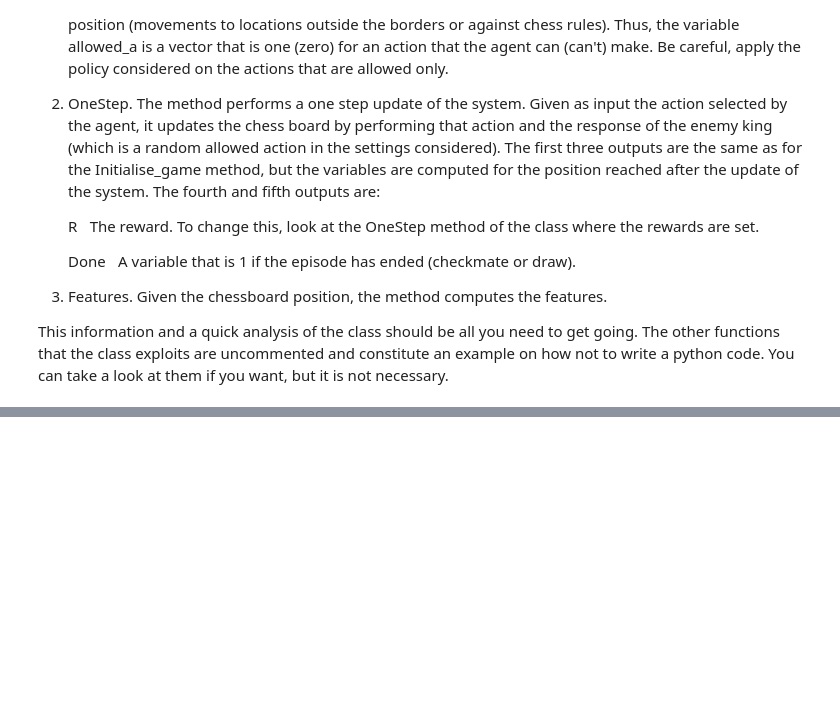
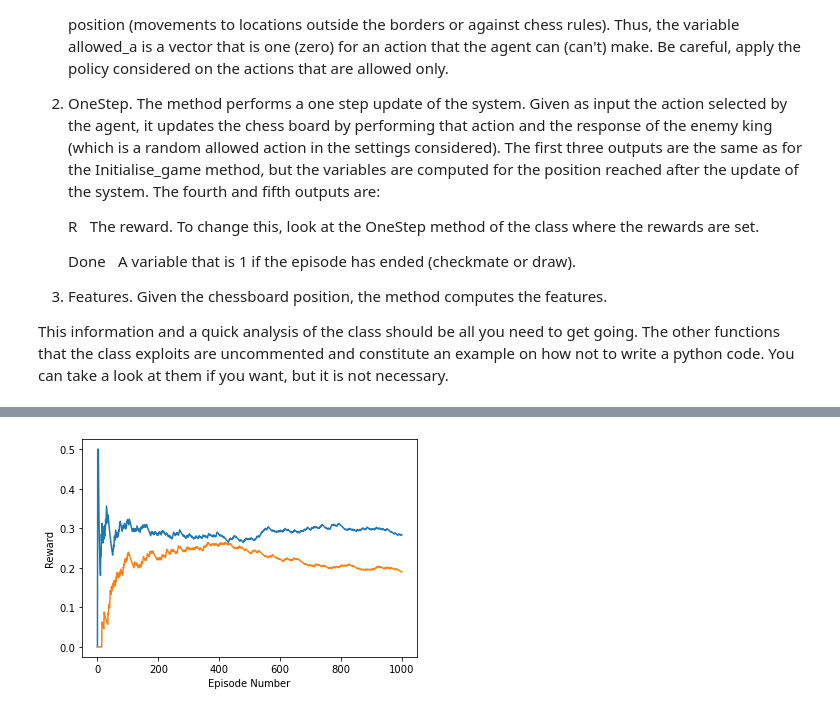
Before and after one commit to rmogicato/RL-Jan-Raffael, a Jupyter notebook: Assignment.ipynb, the cells around one changed output, grey strips where cells are left out. Drawn from its saved outputs; the diff is of its cells as text; code cells hidden in the pictures; blank space fills up the shorter version.

Commit message:
reworked backpropagation, added first SARSA try

```diff
--- a/Assignment.ipynb
+++ b/Assignment.ipynb
@@ -178,7 +229,5 @@ def backprop(R, qn, q, a, x0, x1, W1, W2, bias_W1, bias_W2):
 # %%
-# TRAINING LOOP BONE STRUCTURE...
-# I WROTE FOR YOU A RANDOM AGENT (THE RANDOM AGENT WILL BE SLOWER TO GIVE CHECKMATE THAN AN OPTIMISED ONE,
-# SO DON'T GET CONCERNED BY THE TIME IT TAKES), CHANGE WITH YOURS ...
+# Q Learning implementation
 
 W1, W2, bias_W1, bias_W2 = reset_network()
 
@@ -208,15 +257,12 @@ for n in tqdm(range(N_episodes)):
             N_moves_save[n] = i
             qn = q
             qn[a] = R
-            W1, W2, bias_W1, bias_W2 = backprop(R, qn, q, a, X, x1, W1, W2, bias_W1, bias_W2)
+            W1, W2, bias_W1, bias_W2 = backprop_raf(R, qn, q, a, X, x1, W1, W2, bias_W1, bias_W2)
             break
 
         _, q1 = predict(Xn, W1, W2, bias_W1, bias_W2)
 
-        qn = q
-        qn[a] = R + gamma * np.max(q1)
-
-        W1, W2, bias_W1, bias_W2 = backprop(R, qn, q, a, X, x1, W1, W2, bias_W1, bias_W2)
+        W1, W2, bias_W1, bias_W2 = backprop_raf(R, q1, q, a, X, x1, W1, W2, bias_W1, bias_W2)
 
         # NEXT STATE AND CO. BECOME ACTUAL STATE...
         X = Xn
@@ -225,0 +275,15 @@ for n in tqdm(range(N_episodes)):
+# %%
+def backprop_SARSA(R, qn, q, a, x0, x1, W1, W2, bias_W1, bias_W2):
+    target = q.copy()
+    target[a] = q[a]+eta*(R+gamma*qn[a]-q[a])
+    delta2 = q-target
+    dW2 = np.outer(delta2, x1)
+    delta1 = x1*(1-x1) * np.dot(W2.T, delta2)
+    dW1 = np.outer(delta1, x0)
+
+    W1 += eta * dW1
+    W2 += eta * dW2
+    bias_W1 += eta * delta1
+    bias_W2 += eta * delta2
+
+    return W1, W2, bias_W1, bias_W2
@@ -228,8 +342,11 @@ np.mean(R_save), np.mean(N_moves_save)
 # %%
 plt.figure()
-plt.plot(pd.DataFrame(R_save).ewm(span=1000).mean())
+plt.plot(pd.DataFrame(R_save).ewm(span=N_episodes).mean())
+plt.plot(pd.DataFrame(R_save_SARSA).ewm(span=N_episodes).mean())
 plt.xlabel('Episode Number')
 plt.ylabel('Reward')
 plt.show()
+# %% [output]
+[figure, added]
 # %%
 plt.figure()
```
Also changed, not shown: parts of 7 cells of this notebook.
